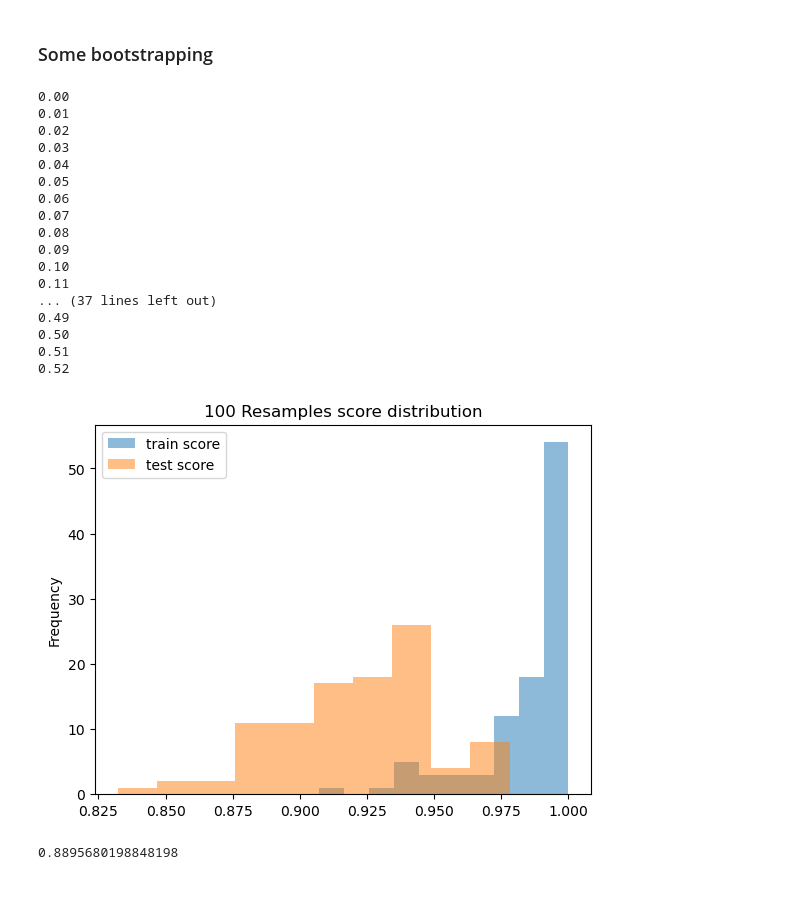
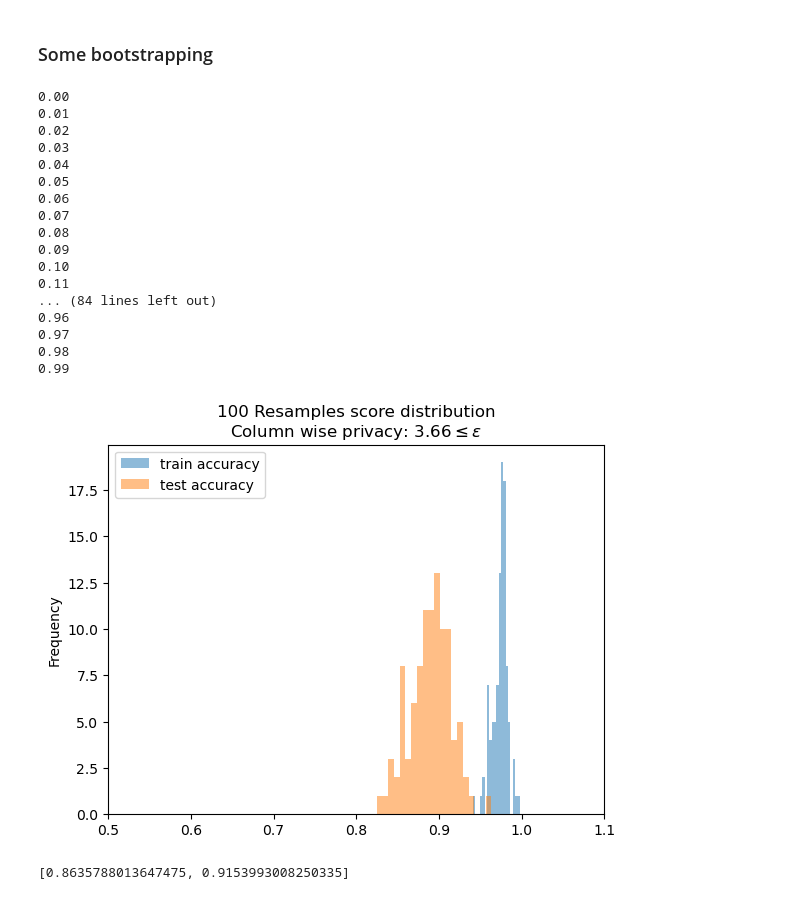
Before and after one commit to Even-tr/IN-STK5000-9000-Project-2, a Jupyter notebook: pipe.ipynb, the cells around one changed output. Drawn from its saved outputs; the diff is of its cells as text; code cells hidden in the pictures.

Commit message:
changed hyperparameter tuning to complexity parameter to better fit first project. Also added calculation for privacy guarantee

```diff
--- a/pipe.ipynb
+++ b/pipe.ipynb
@@ -20,6 +20,8 @@ from sklearn import tree
 from sklearn.base import BaseEstimator, TransformerMixin
 from sklearn.tree import DecisionTreeClassifier
 from sklearn.model_selection import cross_val_score, GridSearchCV
+# %%
+theta = 0.95
 # %%
 
 from typing import Literal
@@ -135,10 +137,3 @@ def fix_formating(x):
     return x.replace({'yes':1, 'Yes': 1, 'Positive':1, 'no':0, 'No':0, 'Negative':0, 'Male':1,'Female':0})
 # %% [markdown]
 ## $\epsilon$ privacy
-# %%
-def randomize(a, theta=0.95):
-    coins = np.random.choice([True, False], p=(theta, (1-theta)), size=a.shape)
-    noise = np.random.choice([0, 1], size=a.shape)
-    response = np.array(a)
-    response[~coins] = noise[~coins]
-    return response
@@ -311,7 +338,9 @@ I implemented a grid search of the parameter space (currently only the max depth
 # %%
 
 param_grid = {
-    'classifier__max_depth' : range(1, 15)
+    # 'classifier__max_depth' : range(1, 15),
+    # 'classifier__min_impurity_decrease' : np.linspace(0,1,10),
+    'classifier__ccp_alpha' : np.linspace(0,1,10),
 }
 
 def tune_clf(clf, X_train, y_train, param_grid=param_grid):
@@ -338,13 +367,13 @@ tune_clf(make_clf(tree.DecisionTreeClassifier()), X_train, y_train)['train score
 # %%
 train_scores = []
 test_scores = []
-depths = []
+
 n_samples = 100
 for i in range(n_samples):
     print(f'{i/n_samples:.2f}')
     X_train, X_test, y_train, y_test = train_test_split(X, y) # Simple train-test spliot
+
     res =  tune_clf(make_clf(tree.DecisionTreeClassifier()), X_train, y_train)
-    depths.append(res['model']['classifier'].max_depth)
     train_scores.append(res['train score'])
     test_scores.append(res['model'].score(X_test, y_test))
 # %% [output]
@@ -360,25 +389,31 @@ for i in range(n_samples):
 0.09
 0.10
 0.11
-... (37 lines left out)
-0.49
-0.50
-0.51
-0.52
+... (84 lines left out)
+0.96
+0.97
+0.98
+0.99
 # %%
 model = res['model']
 # %%
 train_score_series = pd.Series(train_scores)
 test_score_series = pd.Series(test_scores)
 # %%
-train_score_series.plot.hist(alpha=0.5,)
-test_score_series.plot.hist(alpha=0.5)
-plt.legend(['train score', 'test score'])
-plt.title(f'{n_samples} Resamples score distribution')
+train_score_series.plot.hist(alpha=0.5,bins=20)
+test_score_series.plot.hist(alpha=0.5,bins=20)
+plt.legend(['train accuracy', 'test accuracy'])
+if theta < 1:
+    s = fr'Column wise privacy: ${calculate_epsilon(theta):.2f}\leq \epsilon$'
+else:
+    s = 'no privacy added'
+plt.title(f'{n_samples} Resamples score distribution\n' + s )
+plt.xlim([0.5, 1.1])
 None # hides ugly last line
 # %% [output]
-[figure, old version]
+[figure, new version]
 # %%
-np.mean(test_scores) - np.std(test_scores)
+ci =[np.mean(test_scores) - np.std(test_scores), np.mean(test_scores) + np.std(test_scores)]
+ci
 # %% [output]
-0.8895680198848198
+[0.8635788013647475, 0.9153993008250335]
```
Also changed, not shown: parts of 8 cells of this notebook, 2 other files.
